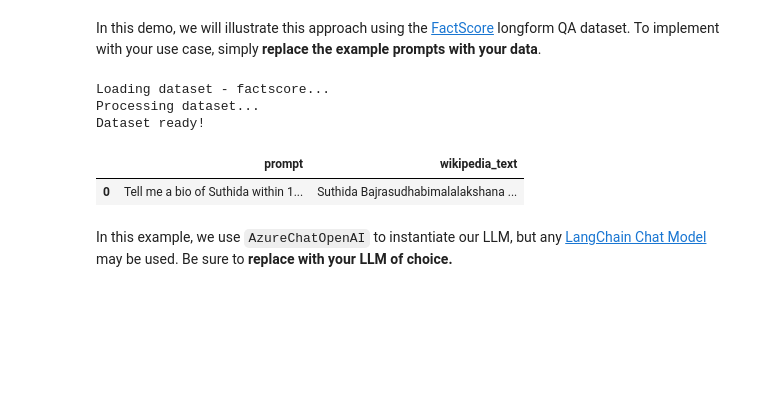
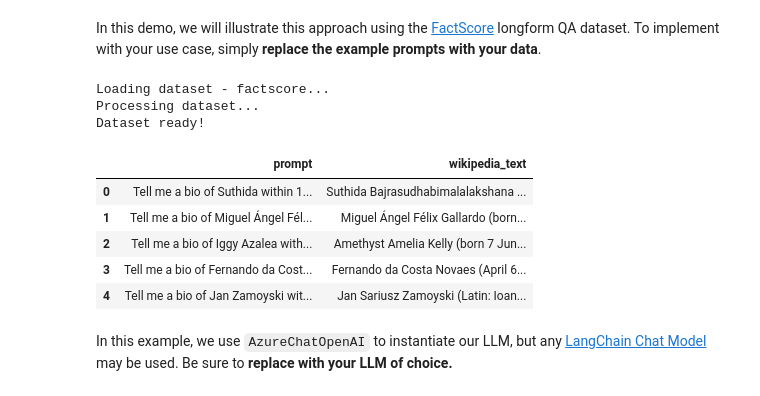
Before and after one commit to nagyist/uqlm, a Jupyter notebook: examples/long_text_graph_demo.ipynb, the cells around one changed output. Drawn from its saved outputs; the diff is of its cells as text; code cells hidden in the pictures; blank space fills up the shorter version.

```diff
--- a/examples/long_text_graph_demo.ipynb
+++ b/examples/long_text_graph_demo.ipynb
@@ -78,14 +78,18 @@ from uqlm.longform import FactScoreGrader
 In this demo, we will illustrate this approach using the [FactScore](https://github.com/shmsw25/FActScore/tree/main/factscore) longform QA dataset. To implement with your use case, simply **replace the example prompts with your data**.
 # %%
 # Load example dataset (FactScore)
-factscore = load_example_dataset("factscore", n=1)[["hundredw_prompt", "wikipedia_text"]].rename(columns={"hundredw_prompt": "prompt"})
+factscore = load_example_dataset("factscore", n=5)[["hundredw_prompt", "wikipedia_text"]].rename(columns={"hundredw_prompt": "prompt"})
 factscore.head()
 # %% [output]
 Loading dataset - factscore...
 Processing dataset...
 Dataset ready!
 |  | prompt | wikipedia_text |
 | 0 | Tell me a bio of Suthida within 1... | Suthida Bajrasudhabimalalakshana ... |
+| 1 | Tell me a bio of Miguel Ángel Fél... | Miguel Ángel Félix Gallardo (born... |
+| 2 | Tell me a bio of Iggy Azalea with... | Amethyst Amelia Kelly (born 7 Jun... |
+| 3 | Tell me a bio of Fernando da Cost... | Fernando da Costa Novaes (April 6... |
+| 4 | Tell me a bio of Jan Zamoyski wit... | Jan Sariusz Zamoyski (Latin: Ioan... |
 # %% [markdown]
 In this example, we use `AzureChatOpenAI` to instantiate our LLM, but any [LangChain Chat Model](https://js.langchain.com/docs/integrations/chat/) may be used. Be sure to **replace with your LLM of choice.**
 # %%
```
Also changed, not shown: parts of 12 cells of this notebook.
